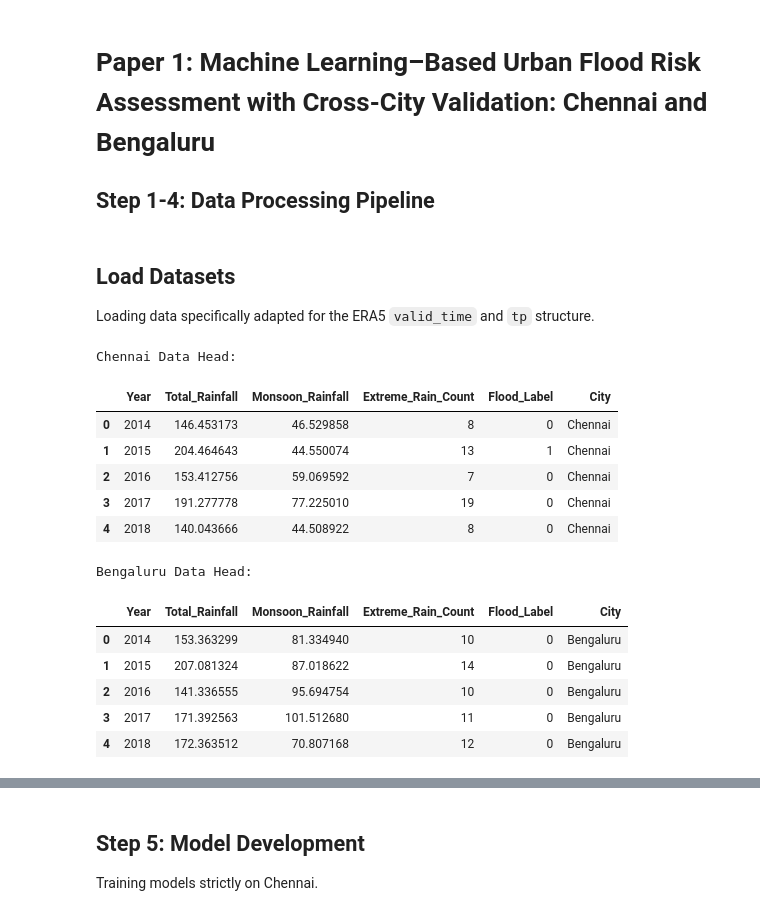
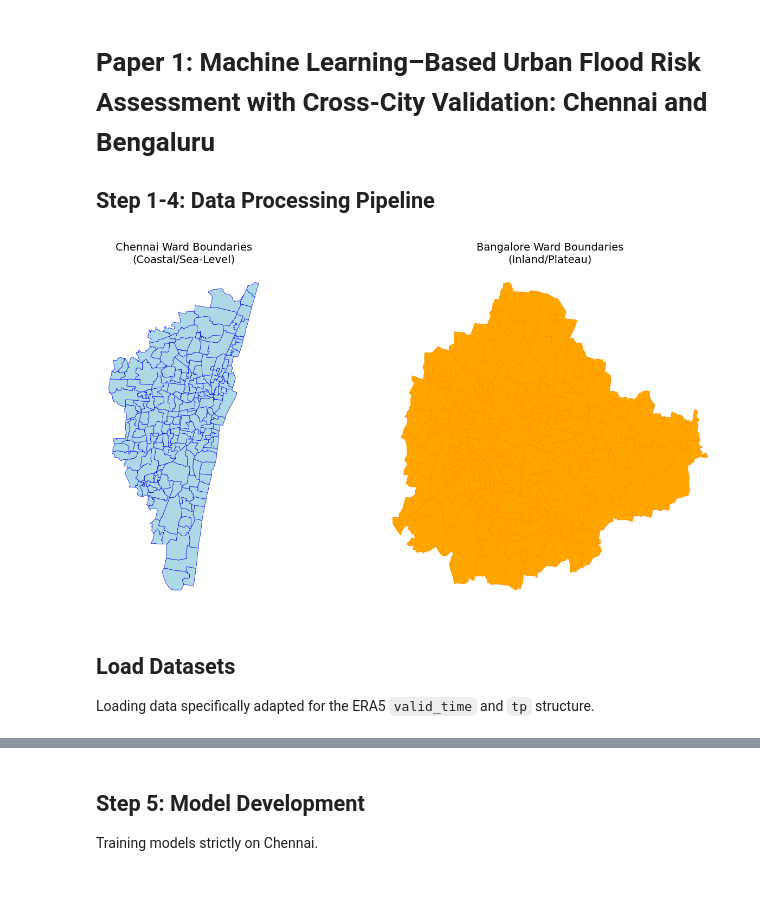
Before and after one commit to shahaarya465/Research-Methodology-6th-Sem, a Jupyter notebook: chennai_bangalore.ipynb, the cells around one changed output, grey strips where cells are left out. Saved outputs shown, nothing was run; the diff lists cells and outputs as text; code cells hidden in the pictures; blank space fills up the shorter version.

Commit message:
integrated geojson in chennai-bangalore project as well

```diff
--- a/chennai_bangalore.ipynb
+++ b/chennai_bangalore.ipynb
@@ -71,0 +22,27 @@ def build_final_dataset(filepath, city_name):
+# %%
+# 1. Load the GeoJSON files
+# Note: Update the paths if these are inside a subfolder (e.g., 'GeoData/Wards.geojson')
+chennai_gdf = gpd.read_file('geojson/Chennai.geojson')
+bangalore_gdf = gpd.read_file('geojson/Bangalore.geojson')
+
+# 2. Ensure both use the same Coordinate Reference System (GPS standard)
+chennai_gdf = chennai_gdf.to_crs("EPSG:4326")
+bangalore_gdf = bangalore_gdf.to_crs("EPSG:4326")
+
+# 3. Plot them side-by-side to verify the study areas
+fig, axes = plt.subplots(1, 2, figsize=(15, 7))
+
+# Plot Chennai Wards (Coastal Plain)
+chennai_gdf.plot(ax=axes[0], color='lightblue', edgecolor='blue', linewidth=0.5)
+axes[0].set_title("Chennai Ward Boundaries\n(Coastal/Sea-Level)", fontsize=14)
+axes[0].axis('off')
+
+# Plot Bangalore Wards (Urban Plateau)
+bangalore_gdf.plot(ax=axes[1], color='orange', edgecolor='darkorange', linewidth=0.5)
+axes[1].set_title("Bangalore Ward Boundaries\n(Inland/Plateau)", fontsize=14)
+axes[1].axis('off')
+
+plt.tight_layout()
+plt.show()
+# %% [output]
+[figure, added]
@@ -72,26 +107,3 @@ def build_final_dataset(filepath, city_name):
 # %% [markdown]
 ## Load Datasets
 Loading data specifically adapted for the ERA5 `valid_time` and `tp` structure.
-# %%
-df_chennai = build_final_dataset('chennai.csv', 'Chennai')
-df_val = build_final_dataset('bangalore.csv', 'Bengaluru')
-
-print('\nChennai Data Head:')
-display(df_chennai.head())
-print('\nBengaluru Data Head:')
-display(df_val.head())
-# %% [output]
-Chennai Data Head:
-|  | Year | Total_Rainfall | Monsoon_Rainfall | Extreme_Rain_Count | Flood_Label | City |
-| 0 | 2014 | 146.453173 | 46.529858 | 8 | 0 | Chennai |
-| 1 | 2015 | 204.464643 | 44.550074 | 13 | 1 | Chennai |
-| 2 | 2016 | 153.412756 | 59.069592 | 7 | 0 | Chennai |
-| 3 | 2017 | 191.277778 | 77.225010 | 19 | 0 | Chennai |
-| 4 | 2018 | 140.043666 | 44.508922 | 8 | 0 | Chennai |
-Bengaluru Data Head:
-|  | Year | Total_Rainfall | Monsoon_Rainfall | Extreme_Rain_Count | Flood_Label | City |
-| 0 | 2014 | 153.363299 | 81.334940 | 10 | 0 | Bengaluru |
-| 1 | 2015 | 207.081324 | 87.018622 | 14 | 0 | Bengaluru |
-| 2 | 2016 | 141.336555 | 95.694754 | 10 | 0 | Bengaluru |
-| 3 | 2017 | 171.392563 | 101.512680 | 11 | 0 | Bengaluru |
-| 4 | 2018 | 172.363512 | 70.807168 | 12 | 0 | Bengaluru |
```
Also changed, not shown: parts of 12 cells of this notebook.
